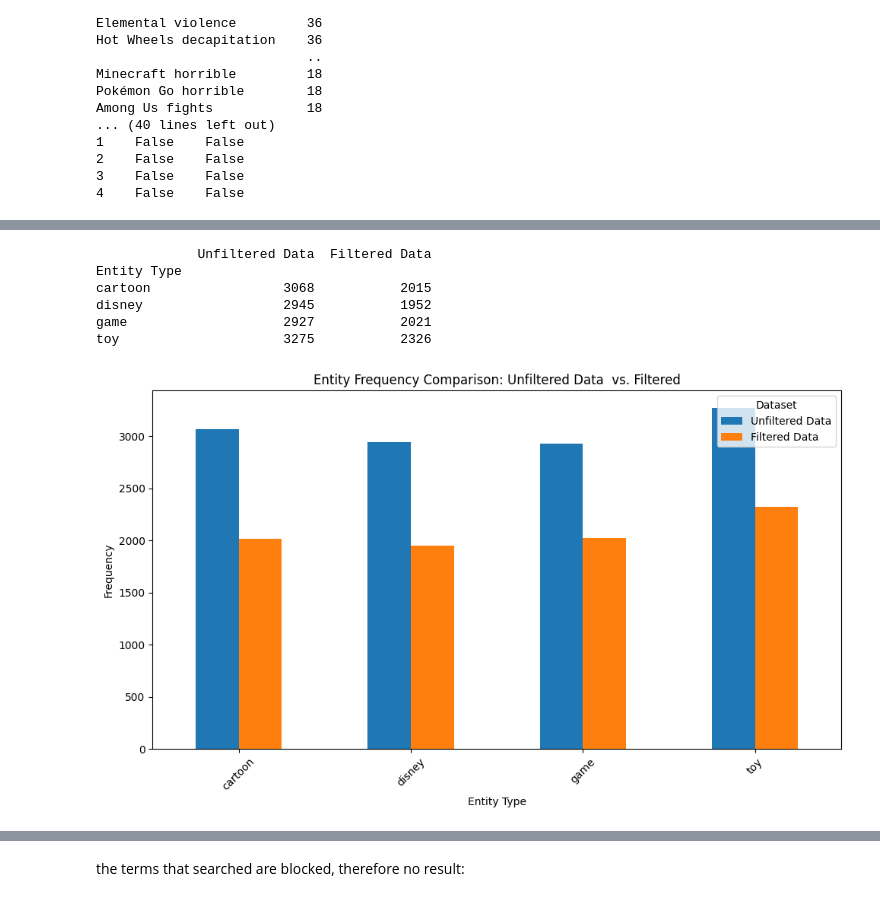
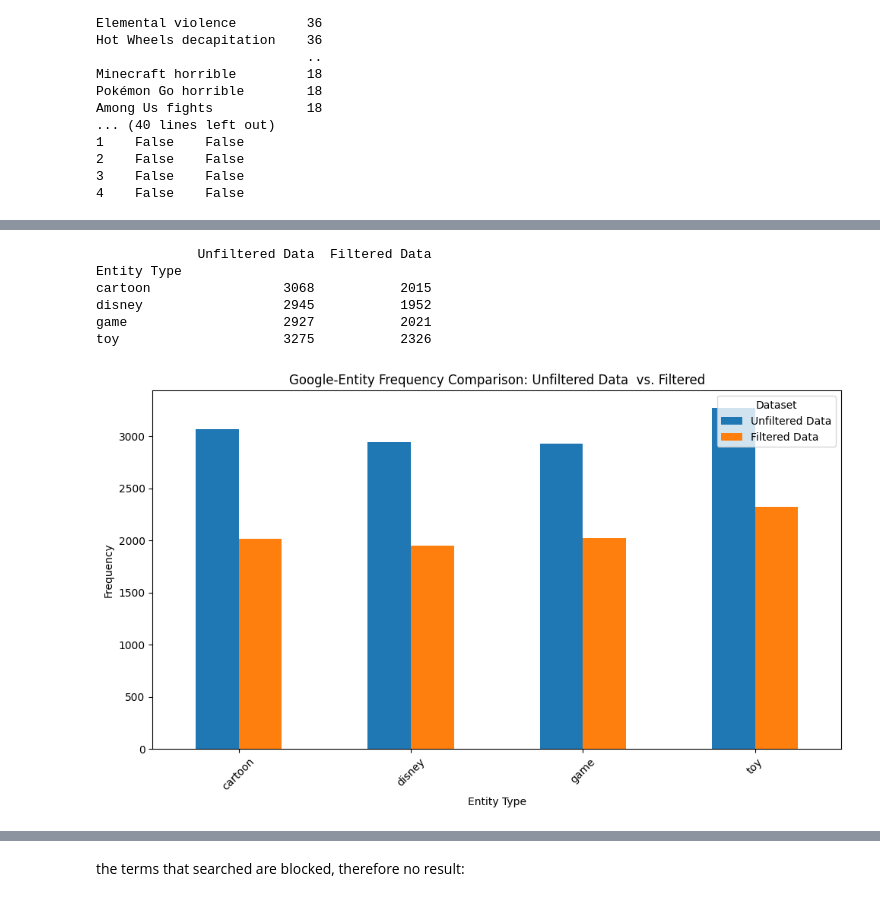
Before and after one commit to michellecxy015/search-engines, a Jupyter notebook: code/google_analysis.ipynb, the cells around one changed output, grey strips where cells are left out. Cells and saved outputs as stored; diff of their text form; code cells hidden in the pictures.

```diff
--- a/code/google_analysis.ipynb
+++ b/code/google_analysis.ipynb
@@ -75,34 +133,34 @@ Among Us fights            18
 # %%
 # Calculate the frequency of Entity Type for both datasets
 filtered_entity_counts = filter_data["Entity Type"].value_counts()
 unfiltered_entity_counts = unfilter_data["Entity Type"].value_counts()
 
 # Combine the counts into a DataFrame for comparison
 entity_frequency_comparison = pd.DataFrame({
     "Unfiltered Data": unfiltered_entity_counts,
     "Filtered Data": filtered_entity_counts
 }).fillna(0).astype(int)
 
 # Display the comparison table
 print(entity_frequency_comparison)
 
 # Plot the comparison as a bar chart
 entity_frequency_comparison.plot(kind="bar", figsize=(10, 6))
-plt.title("Entity Frequency Comparison: Unfiltered Data  vs. Filtered")
+plt.title("Google-Entity Frequency Comparison: Unfiltered Data  vs. Filtered")
 plt.xlabel("Entity Type")
 plt.ylabel("Frequency")
 plt.xticks(rotation=45)
 plt.legend(title="Dataset")
 plt.tight_layout()
 plt.show()
 # %% [output]
              Unfiltered Data  Filtered Data
 Entity Type
 cartoon                 3068           2015
 disney                  2945           1952
 game                    2927           2021
 toy                     3275           2326
-[figure, old version]
+[figure, new version]
 # %%
 # Calculate the frequency of Harmful Type for both datasets
 filtered_harmful_type_counts = filter_data["Harmful Type"].value_counts()
```
Also changed, not shown: parts of 7 cells of this notebook.
